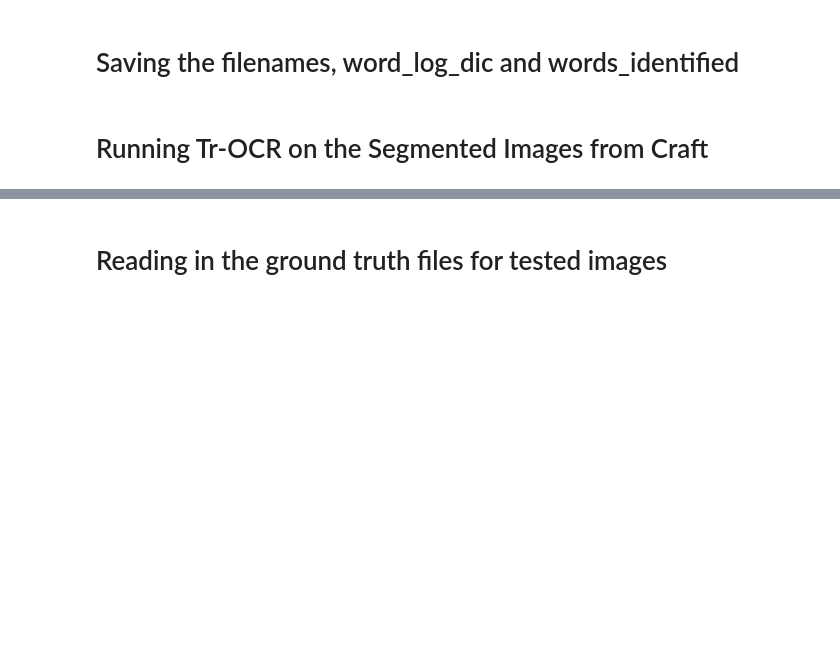
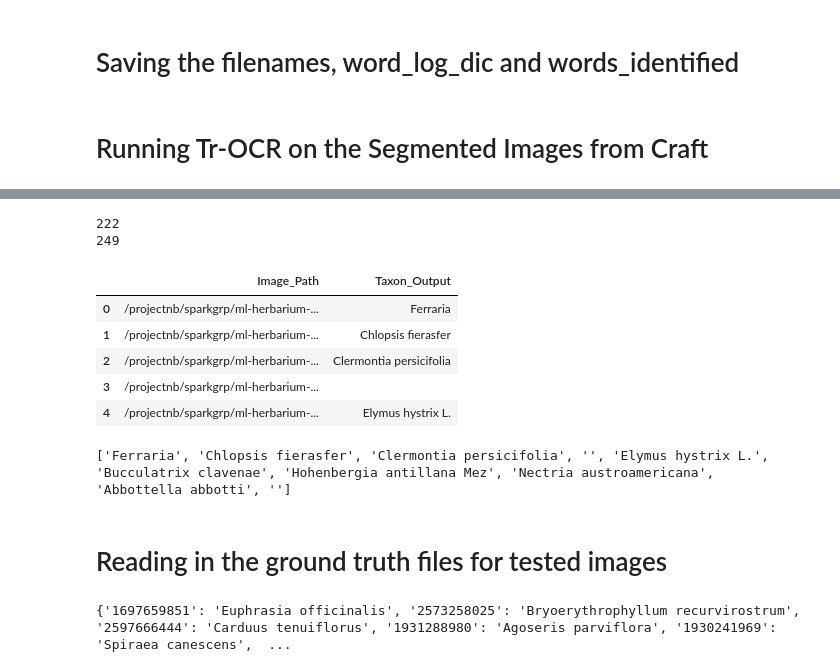
Before and after one commit to BU-Spark/ml-herbarium, a Jupyter notebook: POC/trocr/cleaned_trocr_test.ipynb, the cells around one changed output, grey strips where cells are left out. Drawn from its saved outputs; the diff is of its cells as text; code cells hidden in the pictures; blank space fills up the shorter version.

```diff
--- a/POC/trocr/cleaned_trocr_test.ipynb
+++ b/POC/trocr/cleaned_trocr_test.ipynb
@@ -68,2 +68,8 @@ ALL_TAXON_FILE = '/usr3/graduate/colejh/corpus_taxon.txt'
 # %% [markdown]
 # Running craft and saving the segmented images
+# %%
+count = 0
+for filename in tqdm(sorted(os.listdir(workdir))):
+    count +=1
+
+print(count)
@@ -233,0 +181,34 @@ display(final_df.head(10))
+# %%
+taxonerd = TaxoNERD(prefer_gpu=False) # set to "true" if GPU is accessible
+
+nlp = taxonerd.load(
+    model="en_core_eco_biobert",
+    linker="ncbi_taxonomy",
+    threshold=0
+)
+# %%
+count = 0
+output = []
+taxon_output = []
+
+# test "gbif_backbone" linker -> more species here
+# use BERT for person and location
+
+# predict taxons for text detected from each image
+for index, row in combined_df.iterrows():
+    temp = row["Transcription"]
+
+    # construct a single string out of all the detected text
+    input_text = " ".join(temp)
+    doc = taxonerd.find_in_text(input_text)
+
+    try:
+        print("Linked name: ", doc.entity[0][0][1], " -> Confidence: ", doc.entity[0][0][2])
+        count+=1
+
+        # append linked taxon entity
+        taxon_output.append(str(doc.entity[0][0][1]))
+
+    except AttributeError:
+        # append empty strings when no entity is detected
+        taxon_output.append("")
@@ -234,3 +233,24 @@ display(final_df.head(10))
+# %%
+print(count)
+print(len(taxon_output))
+# %% [output]
+222
+249
+# %%
+combined_df["Taxon_Output"] = taxon_output
+
+combined_df[["Image_Path", "Taxon_Output"]].head()
+# %% [output]
+|  | Image_Path | Taxon_Output |
+| 0 | /projectnb/sparkgrp/ml-herbarium-... | Ferraria |
+| 1 | /projectnb/sparkgrp/ml-herbarium-... | Chlopsis fierasfer |
+| 2 | /projectnb/sparkgrp/ml-herbarium-... | Clermontia persicifolia |
+| 3 | /projectnb/sparkgrp/ml-herbarium-... |  |
+| 4 | /projectnb/sparkgrp/ml-herbarium-... | Elymus hystrix L. |
+# %%
+print(taxon_output[:10])
+# %% [output]
+['Ferraria', 'Chlopsis fierasfer', 'Clermontia persicifolia', '', 'Elymus hystrix L.', 'Bucculatrix clavenae', 'Hohenbergia antillana Mez', 'Nectria austroamericana', 'Abbottella abbotti', '']
 # %% [markdown]
 # Reading in the ground truth files for tested images
 # %%
@@ -255,0 +269,7 @@ syn_pure['united states'] = 'United States of America'
+# %%
+Taxon_truth_sample = {k: Taxon_truth[k] for k in list(Taxon_truth)[:10]}
+
+# view subset of the taxon truth
+print(Taxon_truth_sample)
+# %% [output]
+{'1697659851': 'Euphrasia officinalis', '2573258025': 'Bryoerythrophyllum recurvirostrum', '2597666444': 'Carduus tenuiflorus', '1931288980': 'Agoseris parviflora', '1930241969': 'Spiraea canescens',  ...
```
Also changed, not shown: parts of 31 cells of this notebook.
